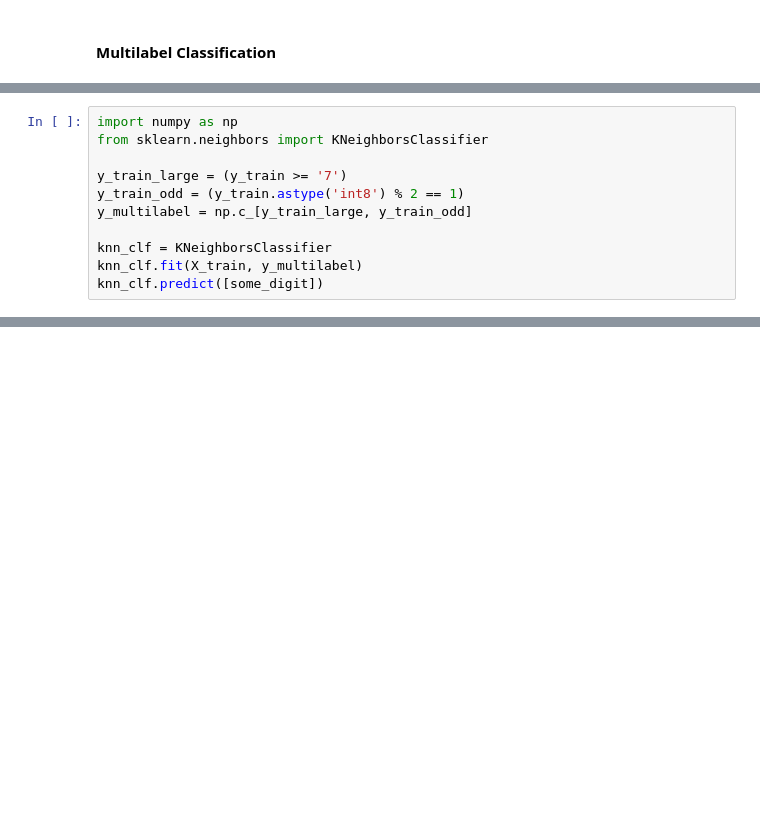
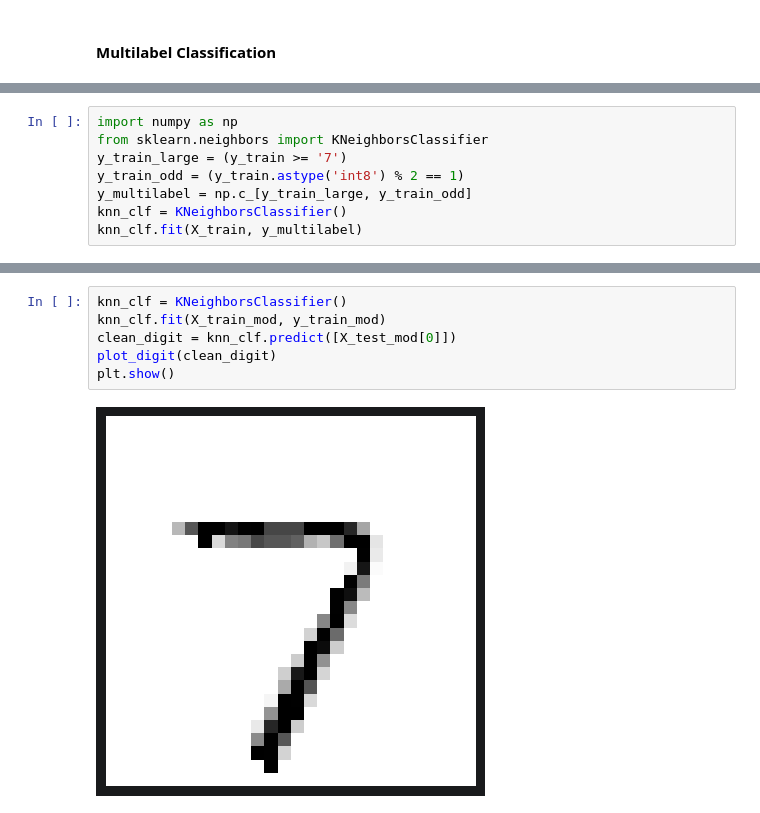
Before and after one commit to AVilums/hands-on-ml, a Jupyter notebook: chapter_3/classification.ipynb, the cells around one changed output, grey strips where cells are left out. Drawn from its saved outputs; the diff is of its cells as text; blank space fills up the shorter version.

```diff
--- a/chapter_3/classification.ipynb
+++ b/chapter_3/classification.ipynb
@@ -338,11 +377,8 @@ A classifier which outputs multiple classes for each instance.
 # %%
 import numpy as np
 from sklearn.neighbors import KNeighborsClassifier
-
 y_train_large = (y_train >= '7')
 y_train_odd = (y_train.astype('int8') % 2 == 1)
 y_multilabel = np.c_[y_train_large, y_train_odd]
-
-knn_clf = KNeighborsClassifier
+knn_clf = KNeighborsClassifier()
 knn_clf.fit(X_train, y_multilabel)
-knn_clf.predict([some_digit])
@@ -348,0 +431,8 @@ knn_clf.predict([some_digit])
+# %%
+knn_clf = KNeighborsClassifier()
+knn_clf.fit(X_train_mod, y_train_mod)
+clean_digit = knn_clf.predict([X_test_mod[0]])
+plot_digit(clean_digit)
+plt.show()
+# %% [output]
+[figure, added]
```
Also changed, not shown: parts of 36 cells of this notebook.
